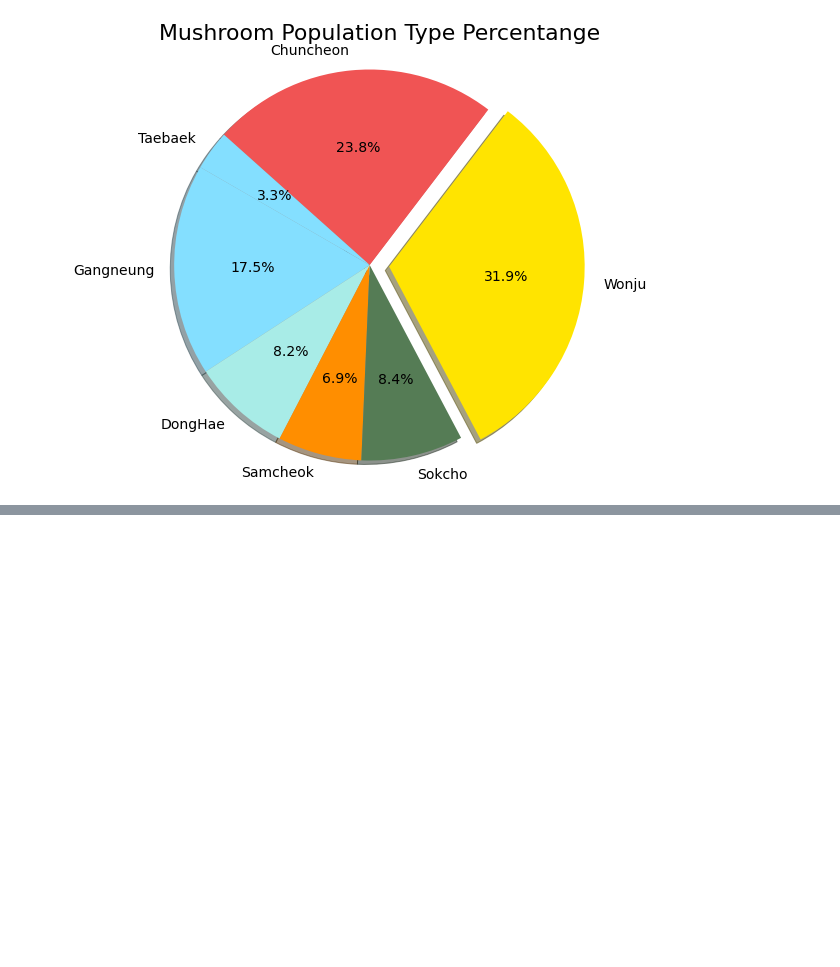
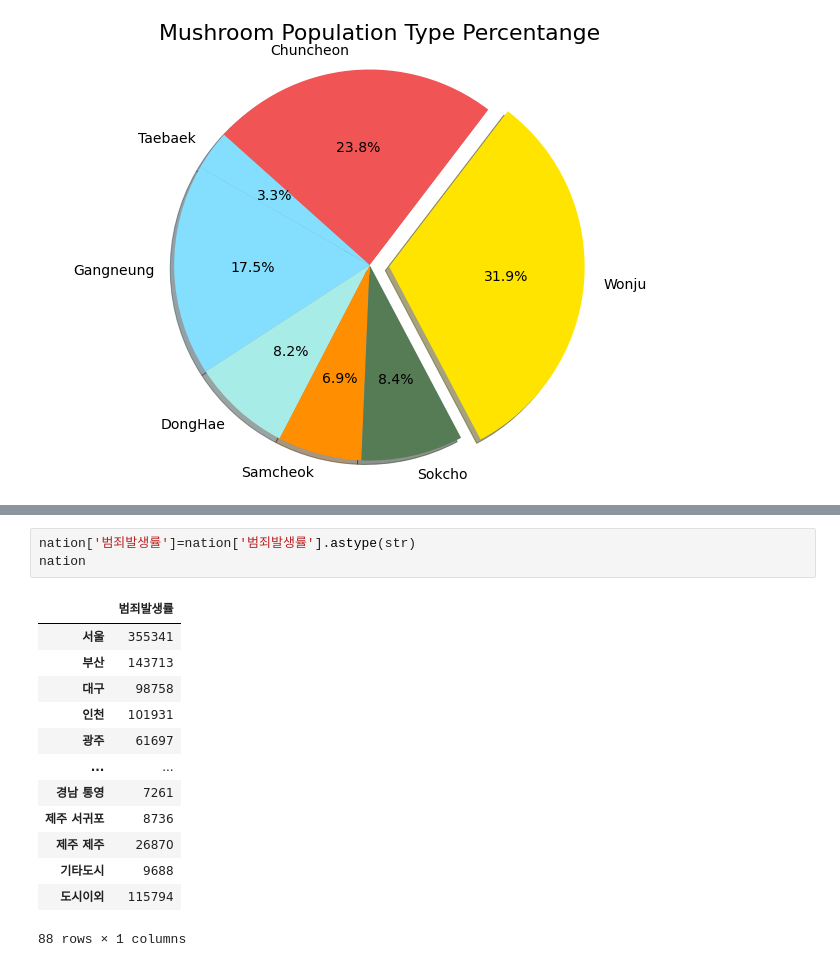
Before and after one commit to yunju-m/DAP, a Jupyter notebook: project.ipynb, the cells around one changed output, grey strips where cells are left out. Cells and saved outputs as stored; diff of their text form; blank space fills up the shorter version.

```diff
--- a/project.ipynb
+++ b/project.ipynb
@@ -281,0 +303,17 @@ plt.show()
+# %%
+nation['범죄발생률']=nation['범죄발생률'].astype(str)
+nation
+# %% [output]
+|  | 범죄발생률 |
+| 서울 | 355341 |
+| 부산 | 143713 |
+| 대구 | 98758 |
+| 인천 | 101931 |
+| 광주 | 61697 |
+| ... | ... |
+| 경남 통영 | 7261 |
+| 제주 서귀포 | 8736 |
+| 제주 제주 | 26870 |
+| 기타도시 | 9688 |
+| 도시이외 | 115794 |
+88 rows × 1 columns
```
Also changed, not shown: parts of 12 cells of this notebook.
